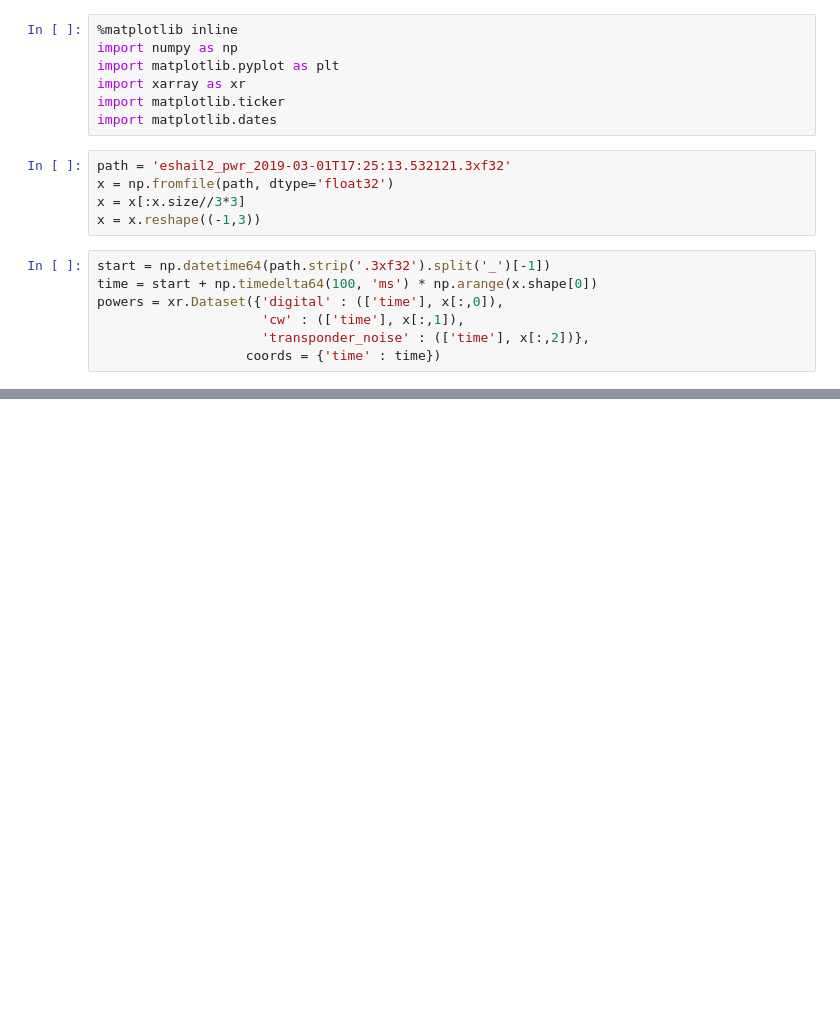
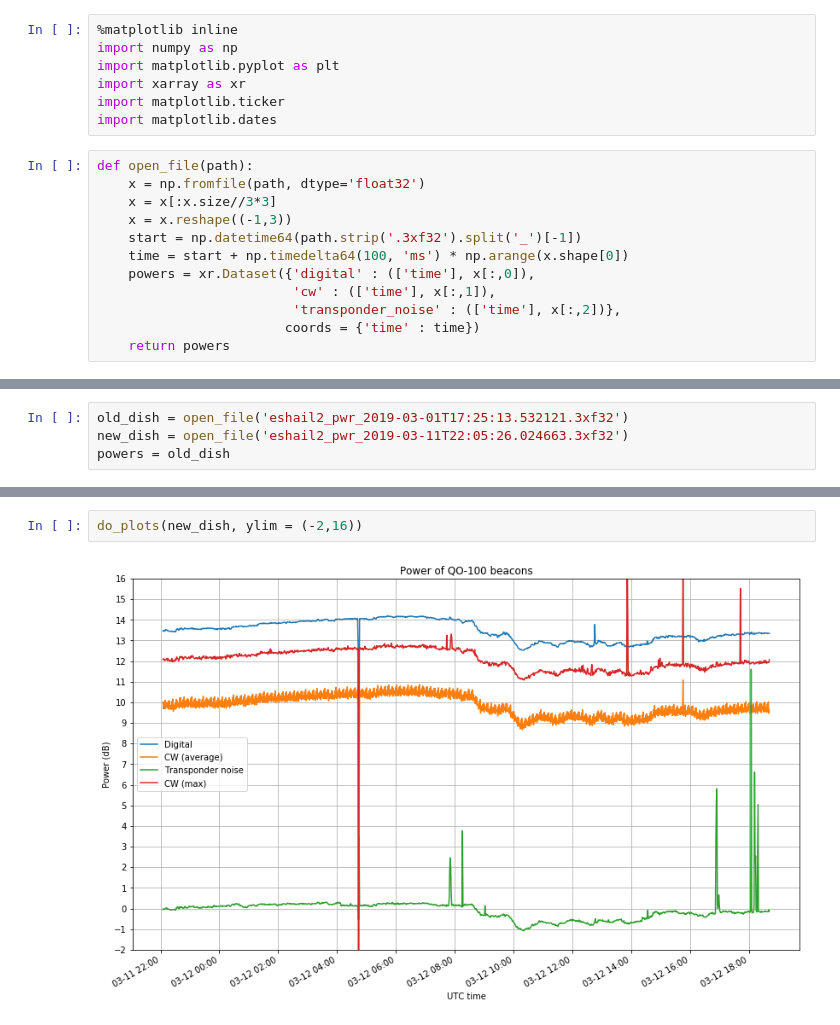
Before and after one commit to daniestevez/jupyter_notebooks, a Jupyter notebook: eshail2/Beacons power.ipynb, the cells around one changed output, grey strips where cells are left out. Drawn from its saved outputs; the diff is of its cells as text; blank space fills up the shorter version.

Commit message:
Updated QO-100 beacon power measurements

```diff
--- a/eshail2/Beacons power.ipynb
+++ b/eshail2/Beacons power.ipynb
@@ -5,15 +5,15 @@ import matplotlib.pyplot as plt
 import xarray as xr
 import matplotlib.ticker
 import matplotlib.dates
-# %%
-path = 'eshail2_pwr_2019-03-01T17:25:13.532121.3xf32'
-x = np.fromfile(path, dtype='float32')
-x = x[:x.size//3*3]
-x = x.reshape((-1,3))
 # %%
-start = np.datetime64(path.strip('.3xf32').split('_')[-1])
-time = start + np.timedelta64(100, 'ms') * np.arange(x.shape[0])
-powers = xr.Dataset({'digital' : (['time'], x[:,0]),
-                     'cw' : (['time'], x[:,1]),
-                     'transponder_noise' : (['time'], x[:,2])},
-                   coords = {'time' : time})
+def open_file(path):
+    x = np.fromfile(path, dtype='float32')
+    x = x[:x.size//3*3]
+    x = x.reshape((-1,3))
+    start = np.datetime64(path.strip('.3xf32').split('_')[-1])
+    time = start + np.timedelta64(100, 'ms') * np.arange(x.shape[0])
+    powers = xr.Dataset({'digital' : (['time'], x[:,0]),
+                         'cw' : (['time'], x[:,1]),
+                         'transponder_noise' : (['time'], x[:,2])},
+                        coords = {'time' : time})
+    return powers
@@ -24,0 +20,4 @@ bias = 10*np.log10(np.average(powers_1min['transponder_noise']))
+# %%
+old_dish = open_file('eshail2_pwr_2019-03-01T17:25:13.532121.3xf32')
+new_dish = open_file('eshail2_pwr_2019-03-11T22:05:26.024663.3xf32')
+powers = old_dish
@@ -59,0 +73,4 @@ plt.legend(['Digital', 'CW (max)']);
+# %%
+do_plots(new_dish, ylim = (-2,16))
+# %% [output]
+[figure, added]
```
Also changed, not shown: parts of 7 cells of this notebook, 1 other file.
